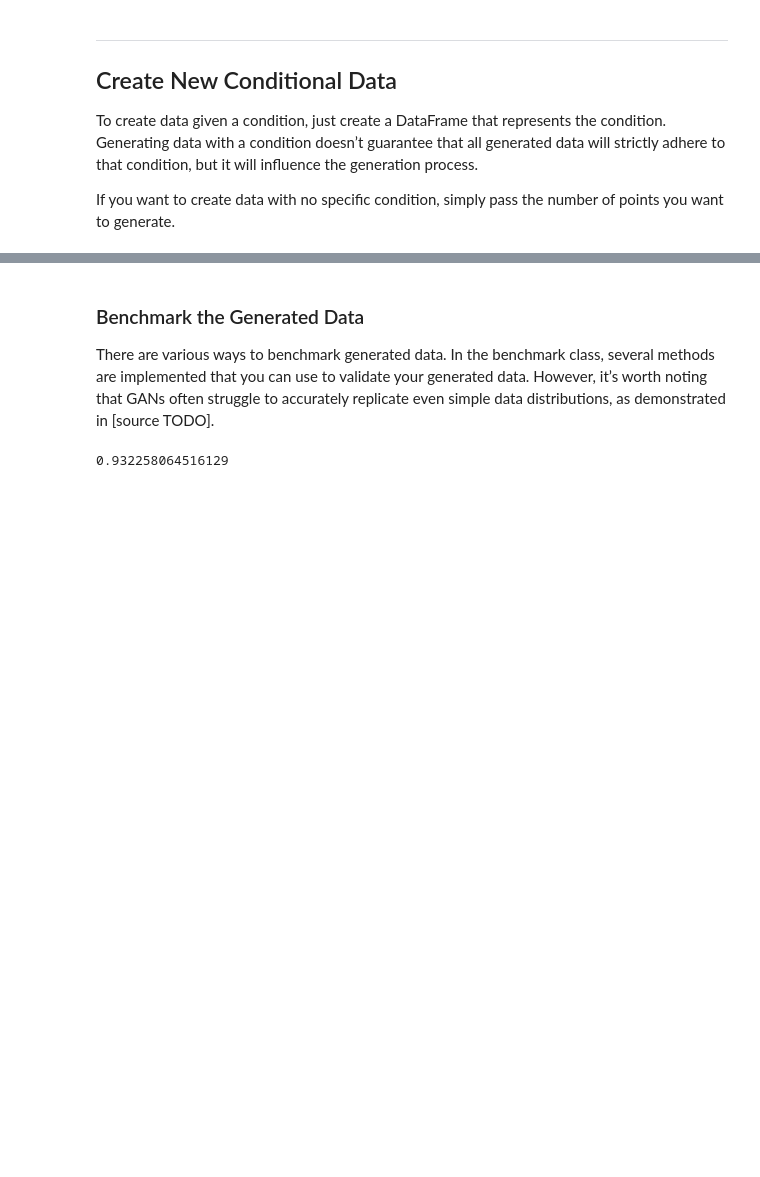
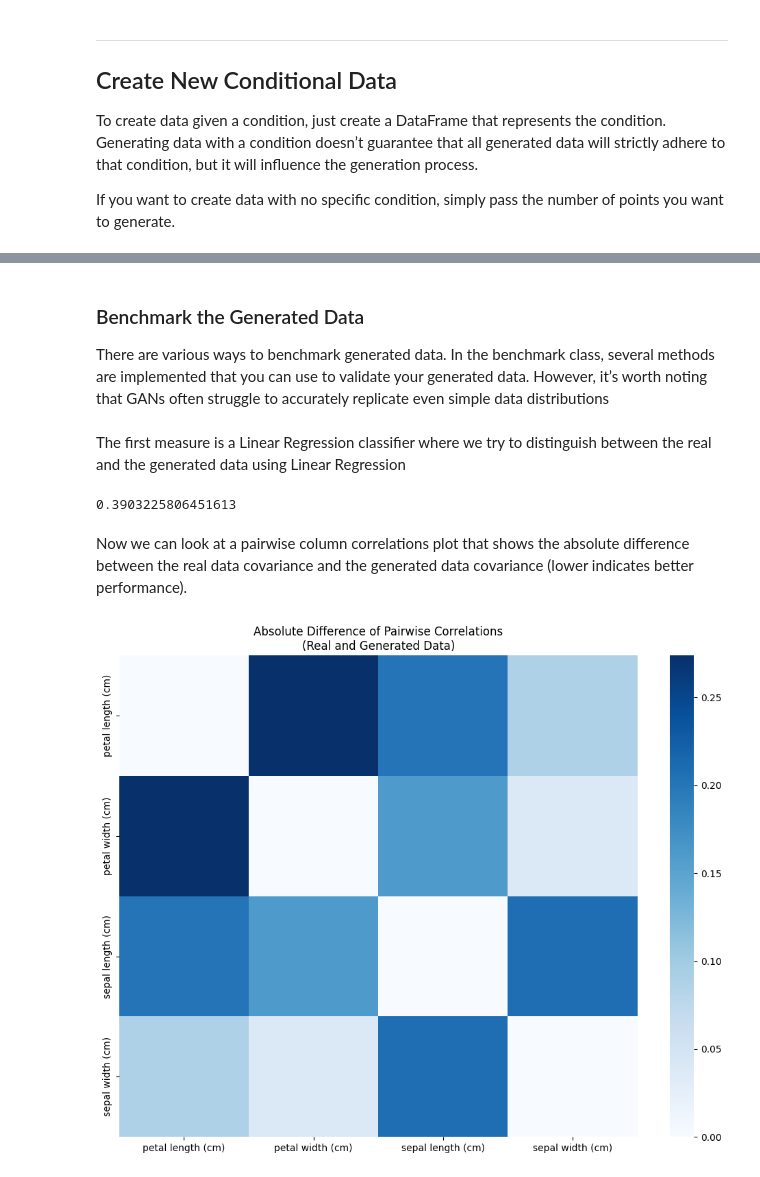
Before and after one commit to ZanderNic/TabDataGAN, a Jupyter notebook: tutorials/basic_example.ipynb, the cells around one changed output, grey strips where cells are left out. Drawn from its saved outputs; the diff is of its cells as text; code cells hidden in the pictures; blank space fills up the shorter version.

```diff
--- a/tutorials/basic_example.ipynb
+++ b/tutorials/basic_example.ipynb
@@ -121,11 +121,19 @@ plt.show()
 # %% [markdown]
 ### Benchmark the Generated Data
 
-There are various ways to benchmark generated data. In the benchmark class, several methods are implemented that you can use to validate your generated data. However, it’s worth noting that GANs often struggle to accurately replicate even simple data distributions, as demonstrated in [source TODO].
+There are various ways to benchmark generated data. In the benchmark class, several methods are implemented that you can use to validate your generated data. However, it’s worth noting that GANs often struggle to accurately replicate even simple data distributions
+# %% [markdown]
+The first measure is a Linear Regression classifier where we try to distinguish between the real and the generated data using Linear Regression
 # %%
 benchmark = Benchmark()
-mean_rfc = benchmark.mean_rfc(df, syn_df)
+mean_lr = benchmark.mean_lr(df, syn_df)
 
-print(mean_rfc)
+print(mean_lr)
 # %% [output]
-0.932258064516129
+0.3903225806451613
+# %% [markdown]
+Now we can look at a pairwise column correlations plot that shows the absolute difference between the real data covariance and the generated data covariance (lower indicates better performance).
+# %%
+benchmark.absCorrPlot(df, syn_df, cat_cols=["target"]);
+# %% [output]
+[figure, added]
```
Also changed, not shown: parts of 6 cells of this notebook, 22 other files.
